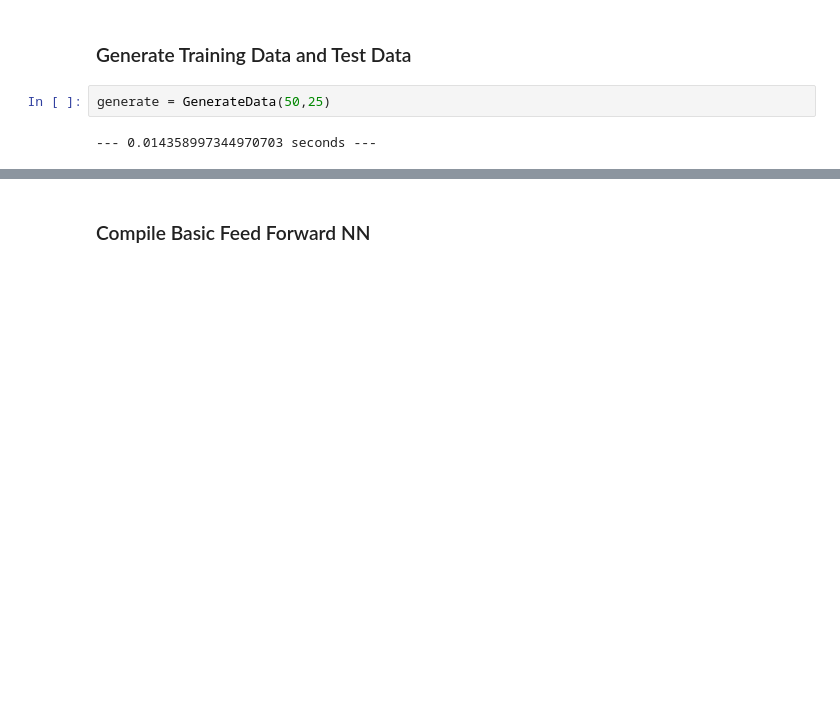
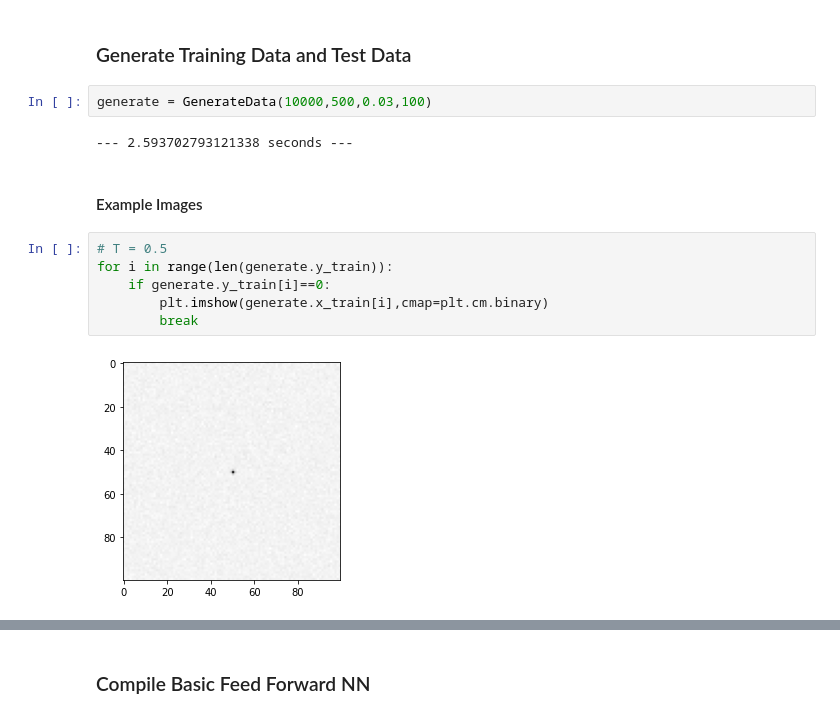
Before and after one commit to alec-gironda/Bose-Einstein-Condensate-NN, a Jupyter notebook: Temperature_NN.ipynb, the cells around one changed output, grey strips where cells are left out. Cells and saved outputs as stored; diff of their text form; blank space fills up the shorter version.

```diff
--- a/Temperature_NN.ipynb
+++ b/Temperature_NN.ipynb
@@ -13,6 +13,16 @@ from generate_temp_nn_data import GenerateData
 # %% [markdown]
 ### Generate Training Data and Test Data
 # %%
-generate = GenerateData(50,25)
+generate = GenerateData(10000,500,0.03,100)
 # %% [output]
---- 0.014358997344970703 seconds ---
+--- 2.593702793121338 seconds ---
+# %% [markdown]
+#### Example Images
+# %%
+# T = 0.5
+for i in range(len(generate.y_train)):
+    if generate.y_train[i]==0:
+        plt.imshow(generate.x_train[i],cmap=plt.cm.binary)
+        break
+# %% [output]
+[figure, added]
```
Also changed, not shown: parts of 8 cells of this notebook, 7 other files.
